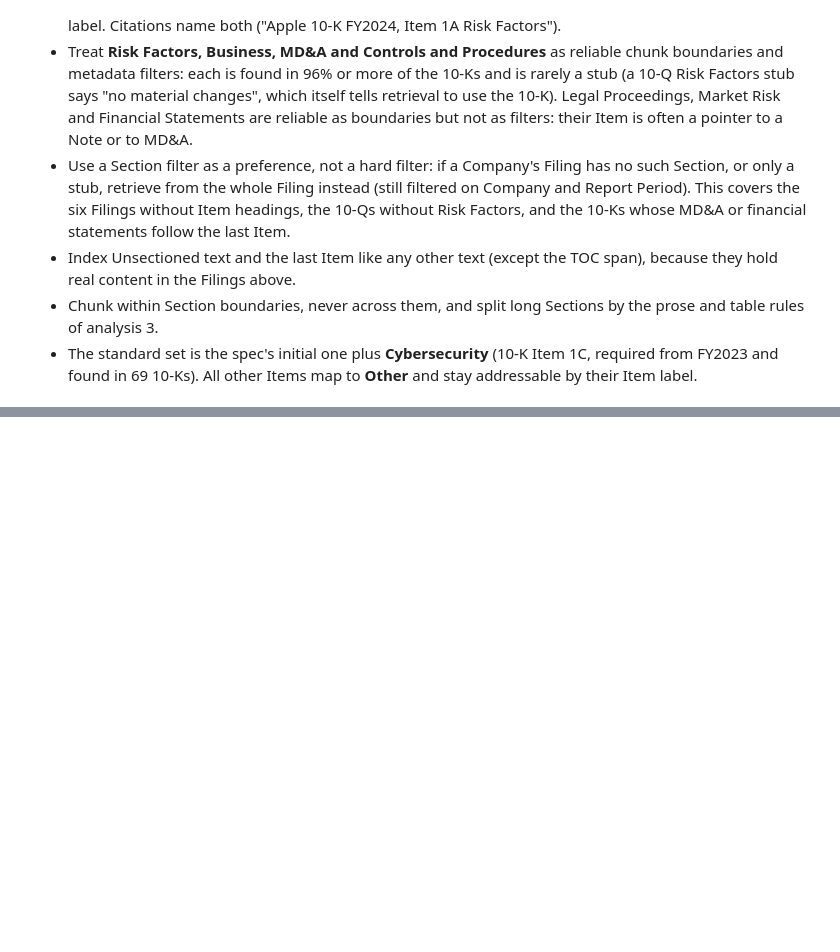
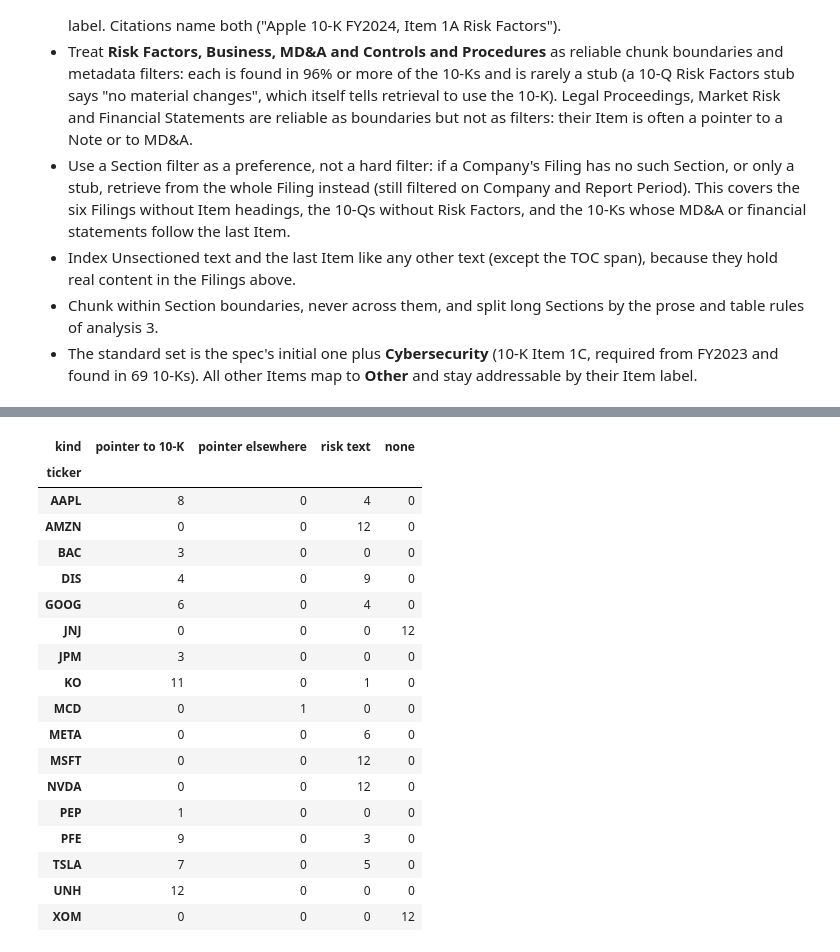
Before and after one commit to dwest1507/eliza-assessment, a Jupyter notebook: backend/notebooks/eda.ipynb, the cells around one changed output, grey strips where cells are left out. Saved outputs shown, nothing was run; the diff lists cells and outputs as text; code cells hidden in the pictures; blank space fills up the shorter version.

```diff
--- a/backend/notebooks/eda.ipynb
+++ b/backend/notebooks/eda.ipynb
@@ -1265,0 +1577,61 @@ DIS_10K_2023Q3_2023-11-21_full.txt Item 16  183737   37.5
+# %%
+POINTER_MAX_CHARS = 2_500
+NAMES_10K = re.compile(r"10-K|Annual Report", re.IGNORECASE)
+
+
+def risk_factors_text(filing):
+    return "".join(s.text for s in filing.sections if s.name == "Risk Factors")
+
+
+def risk_factors_kind(filing):
+    text = risk_factors_text(filing)
+    if not text:
+        return "none"
+    if len(text) < POINTER_MAX_CHARS:
+        return "pointer to 10-K" if NAMES_10K.search(text) else "pointer elsewhere"
+    return "risk text"
+
+
+rf_10q = pd.DataFrame(
+    {
+        "filing_id": f.filing_id,
+        "ticker": f.ticker,
+        "coverage": f.coverage,
+        "chars": len(risk_factors_text(f)),
+        "kind": risk_factors_kind(f),
+    }
+    for f in filings
+    if f.form_type == "10-Q"
+)
+kinds = ["pointer to 10-K", "pointer elsewhere", "risk text", "none"]
+rf_kinds = (
+    pd.DataFrame(
+        {
+            "All 10-Qs": rf_10q["kind"].value_counts(),
+            "Tracked Companies' 10-Qs": rf_10q.loc[
+                rf_10q["coverage"] == "tracked", "kind"
+            ].value_counts(),
+        }
+    )
+    .reindex(kinds)
+    .fillna(0)
+    .astype(int)
+)
+rf_kinds = pd.concat(
+    [rf_kinds, (rf_kinds / rf_kinds.sum() * 100).round(0).astype(int).add_suffix(" %")], axis=1
+)
+display(rf_kinds)
+
+boundary = rf_10q[rf_10q["kind"] != "none"].sort_values("chars")
+print(
+    "Longest pointer:",
+    boundary[boundary["chars"] < POINTER_MAX_CHARS].iloc[-1][["filing_id", "chars"]].to_dict(),
+)
+print(
+    "Shortest risk text:",
+    boundary[boundary["chars"] >= POINTER_MAX_CHARS].iloc[0][["filing_id", "chars"]].to_dict(),
+)
+rf_10q.pivot_table(index="ticker", columns="kind", values="filing_id", aggfunc="count").reindex(
+    columns=kinds
+).fillna(0).astype(int)
+# %% [output]
@@ -1265,0 +1646,19 @@ DIS_10K_2023Q3_2023-11-21_full.txt Item 16  183737   37.5
+| kind | pointer to 10-K | pointer elsewhere | risk text | none |
+| ticker |  |  |  |  |
+| AAPL | 8 | 0 | 4 | 0 |
+| AMZN | 0 | 0 | 12 | 0 |
+| BAC | 3 | 0 | 0 | 0 |
+| DIS | 4 | 0 | 9 | 0 |
+| GOOG | 6 | 0 | 4 | 0 |
+| JNJ | 0 | 0 | 0 | 12 |
+| JPM | 3 | 0 | 0 | 0 |
+| KO | 11 | 0 | 1 | 0 |
+| MCD | 0 | 1 | 0 | 0 |
+| META | 0 | 0 | 6 | 0 |
+| MSFT | 0 | 0 | 12 | 0 |
+| NVDA | 0 | 0 | 12 | 0 |
+| PEP | 1 | 0 | 0 | 0 |
+| PFE | 9 | 0 | 3 | 0 |
+| TSLA | 7 | 0 | 5 | 0 |
+| UNH | 12 | 0 | 0 | 0 |
+| XOM | 0 | 0 | 0 | 12 |
```
Also changed, not shown: parts of 22 cells of this notebook, 4 other files.
